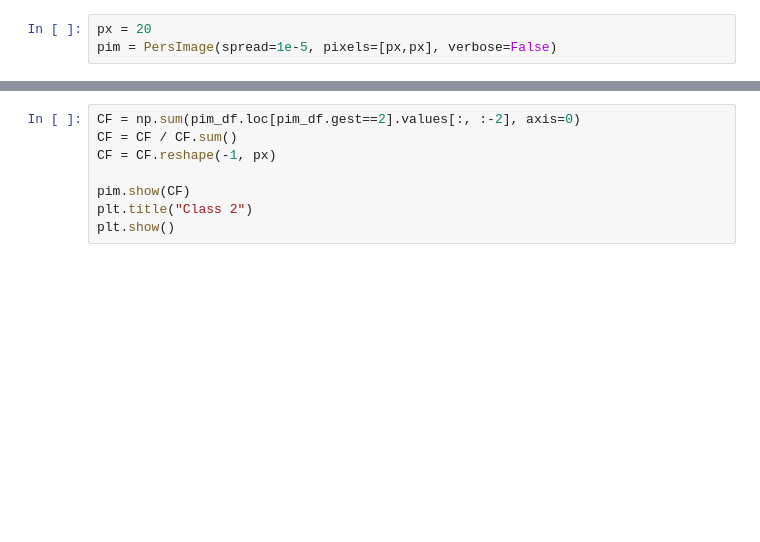
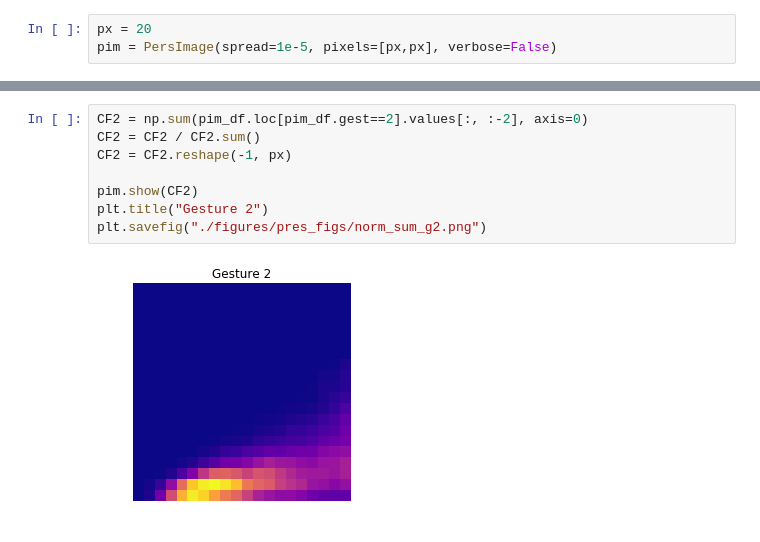
Before and after one commit to samvoisin/TDAforGesturePredictionsEMG, a Jupyter notebook: pim_df_EDA.ipynb, the cells around one changed output, grey strips where cells are left out. Drawn from its saved outputs; the diff is of its cells as text; blank space fills up the shorter version.

```diff
--- a/pim_df_EDA.ipynb
+++ b/pim_df_EDA.ipynb
@@ -71,9 +85,11 @@ plt.show()
 # %%
-CF = np.sum(pim_df.loc[pim_df.gest==2].values[:, :-2], axis=0)
-CF = CF / CF.sum()
-CF = CF.reshape(-1, px)
+CF2 = np.sum(pim_df.loc[pim_df.gest==2].values[:, :-2], axis=0)
+CF2 = CF2 / CF2.sum()
+CF2 = CF2.reshape(-1, px)
 
-pim.show(CF)
-plt.title("Class 2")
-plt.show()
+pim.show(CF2)
+plt.title("Gesture 2")
+plt.savefig("./figures/pres_figs/norm_sum_g2.png")
+# %% [output]
+[figure, added]
 # %%
```
Also changed, not shown: parts of 15 cells of this notebook, 2 other files.
